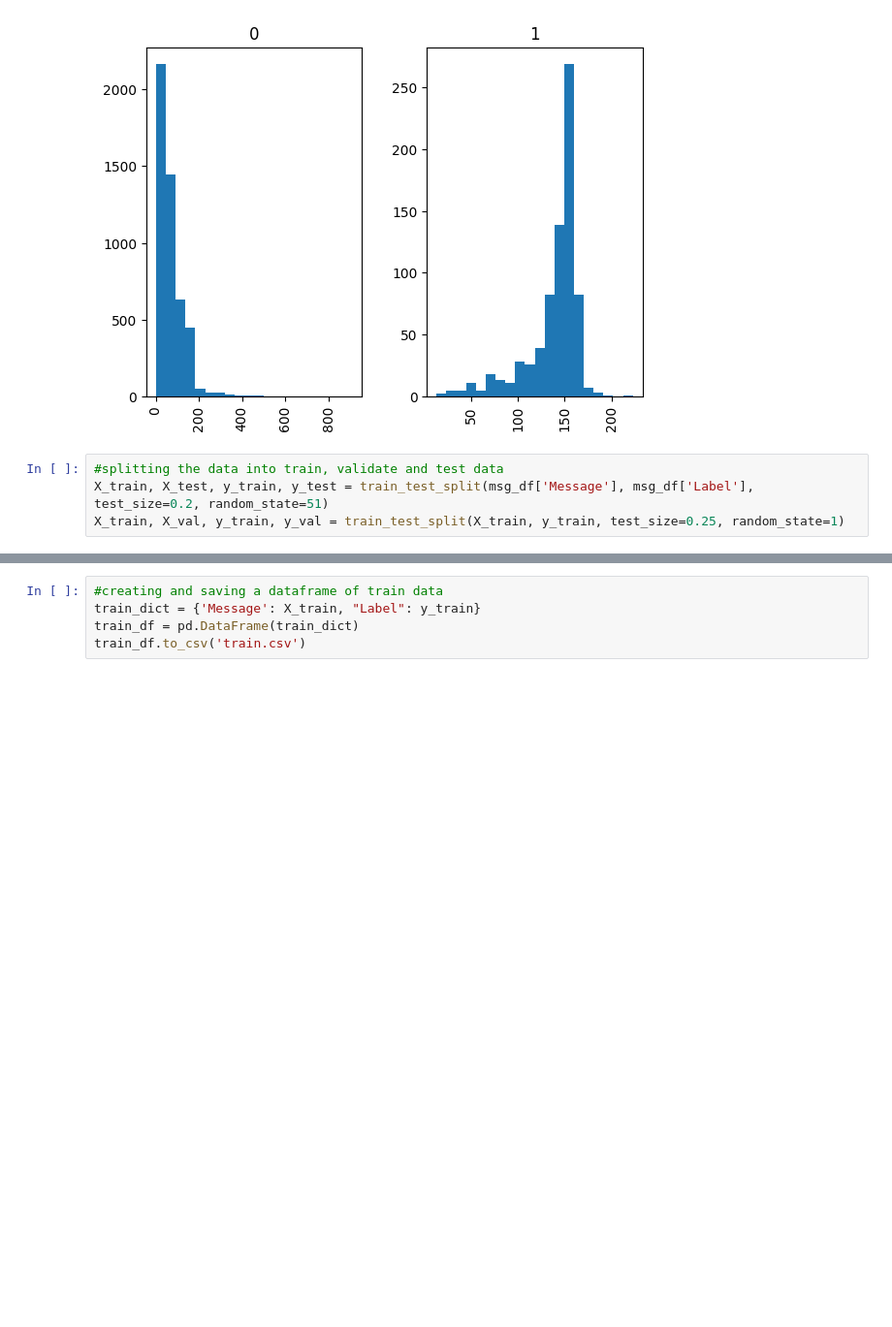
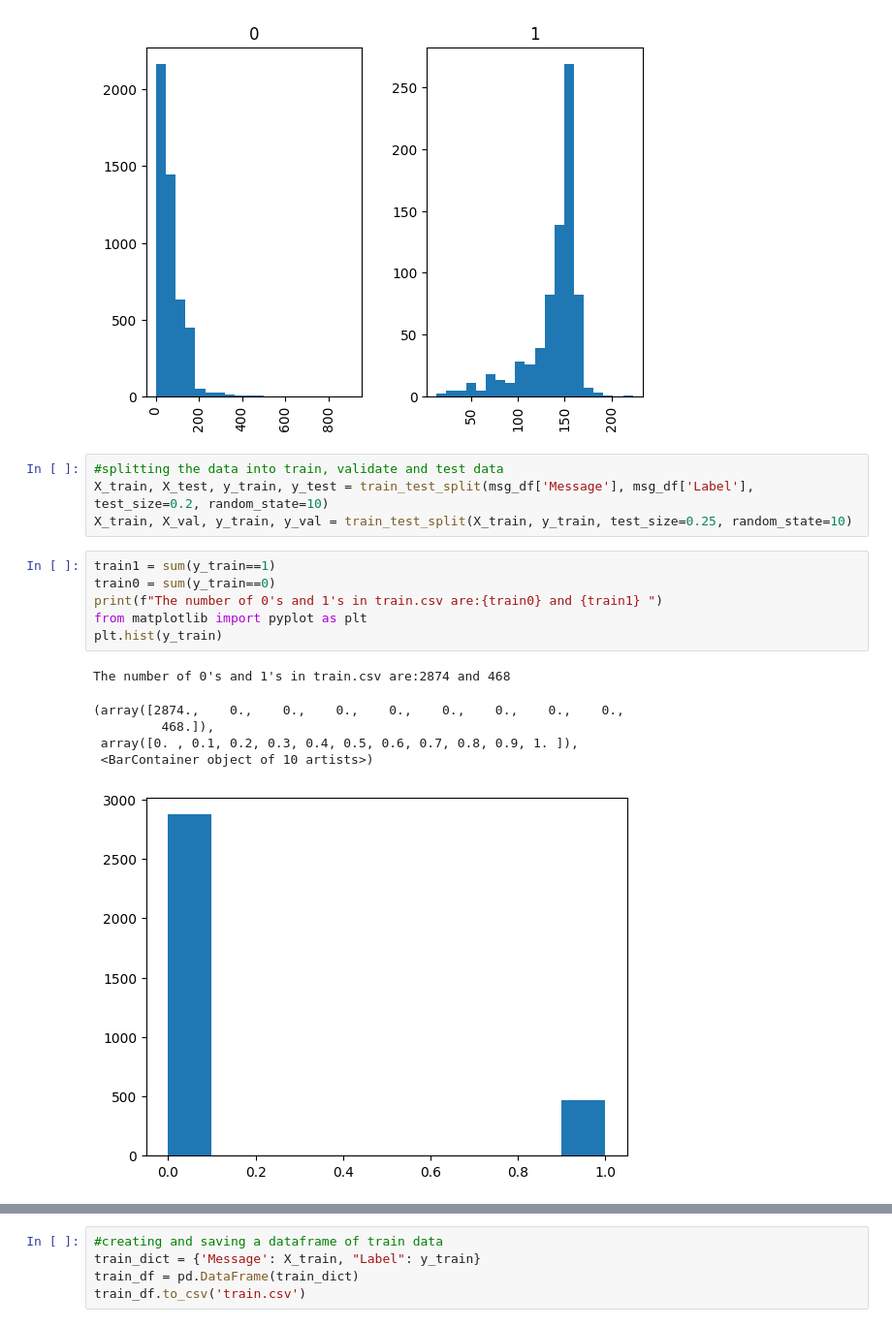
Before and after one commit to SuchetaJ/AML-Spam-Classification, a Jupyter notebook: prepare.ipynb, the cells around one changed output, grey strips where cells are left out. Shown: that part at 97% size. Saved outputs shown, nothing was run; the diff lists cells and outputs as text; blank space fills up the shorter version.

Commit message:
Changed Random state to 10,10

```diff
--- a/prepare.ipynb
+++ b/prepare.ipynb
@@ -72,5 +72,18 @@ array([<AxesSubplot: title={'center': '0'}>,
 [figure]
 # %%
 #splitting the data into train, validate and test data
-X_train, X_test, y_train, y_test = train_test_split(msg_df['Message'], msg_df['Label'], test_size=0.2, random_state=51)
-X_train, X_val, y_train, y_val = train_test_split(X_train, y_train, test_size=0.25, random_state=1)
+X_train, X_test, y_train, y_test = train_test_split(msg_df['Message'], msg_df['Label'], test_size=0.2, random_state=10)
+X_train, X_val, y_train, y_val = train_test_split(X_train, y_train, test_size=0.25, random_state=10)
+# %%
+train1 = sum(y_train==1)
+train0 = sum(y_train==0)
+print(f"The number of 0's and 1's in train.csv are:{train0} and {train1} ")
+from matplotlib import pyplot as plt
+plt.hist(y_train)
+# %% [output]
+The number of 0's and 1's in train.csv are:2874 and 468
+(array([2874.,    0.,    0.,    0.,    0.,    0.,    0.,    0.,    0.,
+         468.]),
+ array([0. , 0.1, 0.2, 0.3, 0.4, 0.5, 0.6, 0.7, 0.8, 0.9, 1. ]),
+ <BarContainer object of 10 artists>)
+[figure, added]
```
Also changed, not shown: parts of 2 cells of this notebook, 3 other files.
